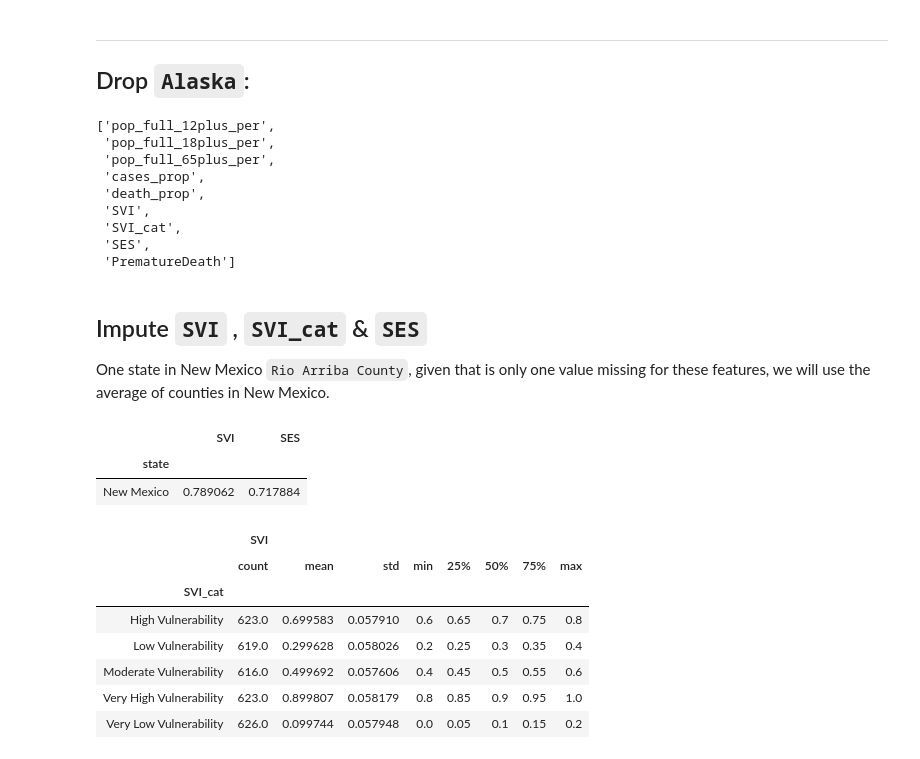
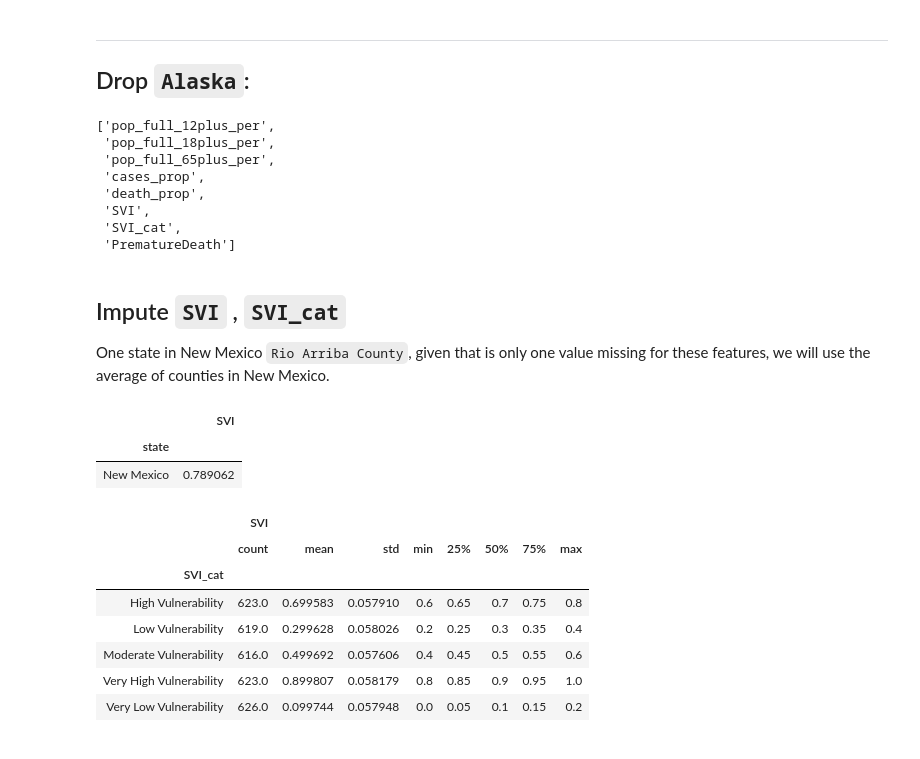
Before and after one commit to ralidimitrova/DS4A_team27, a Jupyter notebook: prediction_modelling/missing_data_imputation.ipynb, the cells around one changed output. Drawn from its saved outputs; the diff is of its cells as text; code cells hidden in the pictures.

```diff
--- a/prediction_modelling/missing_data_imputation.ipynb
+++ b/prediction_modelling/missing_data_imputation.ipynb
@@ -40,6 +46,10 @@ Index(['fips', 'state', 'county', 'state_abb', 'pop_full_12plus_per',
        'CKD_prevalence', 'per_dem', 'per_voted', 'Testing', 'Traffic',
        'DaytimePopDensity', 'ToxPi Score'],
       dtype='object')
+# %%
+df = df.drop(columns = ['hesitant_strongly', 'Obesity_prevalence','Heart disease_prevalence',
+         'COPD_prevalence', 'diabetes_prevalence', 'CKD_prevalence', 'WBSeg', 'WNWSeg',
+        'pop_census', 'SES'])
 # %% [markdown]
 ### Missing data:
 
@@ -117,23 +125,22 @@ missing_cols
  'death_prop',
  'SVI',
  'SVI_cat',
- 'SES',
  'PrematureDeath']
 # %% [markdown]
-## Impute `SVI` , `SVI_cat` & `SES`
+## Impute `SVI` , `SVI_cat`
 
 One state in New Mexico	`Rio Arriba County`, given that is only one value missing for these features, we will use the average of counties in New Mexico.
 # %%
 #corr['SVI'][corr['SVI'].values > 0.4]
 svi_corr = corr['SVI'][corr['SVI'].values > 0.4].index.tolist()
 # %%
-nm_imp = df[['SVI', 'SES','state']].groupby(['state']).mean()[df[['SVI', 'SES',
+nm_imp = df[['SVI', 'state']].groupby(['state']).mean()[df[['SVI',
                                                          'state']].groupby(['state']).mean().index == 'New Mexico']
 nm_imp
 # %% [output]
-|  | SVI | SES |
-| state |  |  |
-| New Mexico | 0.789062 | 0.717884 |
+|  | SVI |
+| state |  |
+| New Mexico | 0.789062 |
 # %%
 #df[df['SVI'].isnull()]
 df['SVI'] = df['SVI'].fillna(0.789062)
```
Also changed, not shown: parts of 21 cells of this notebook, 1 other file.
